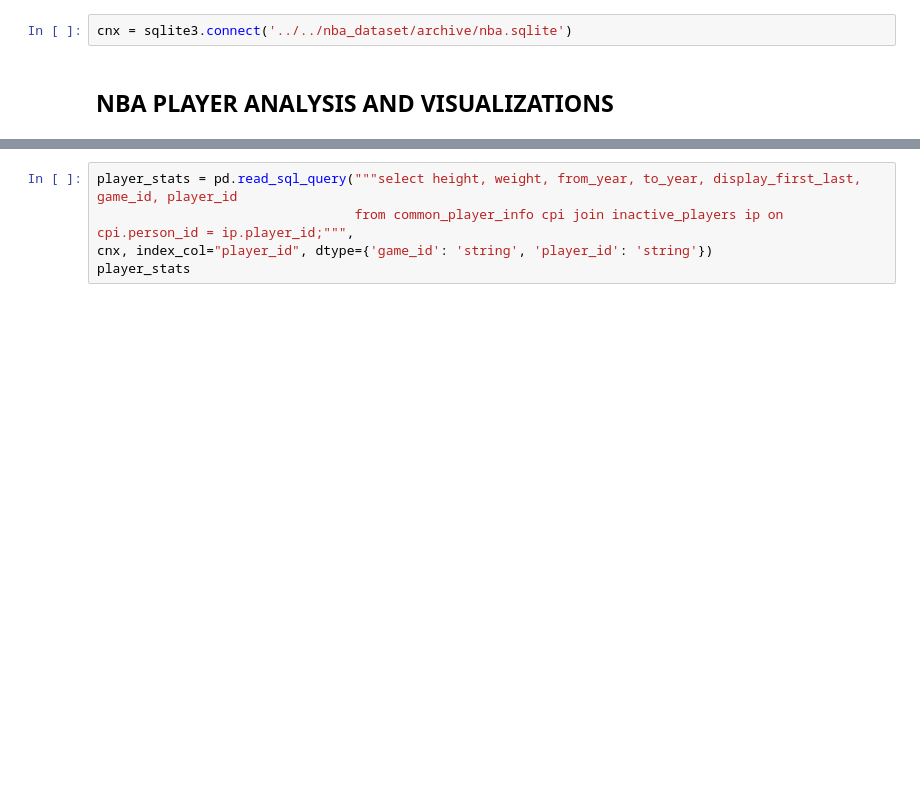
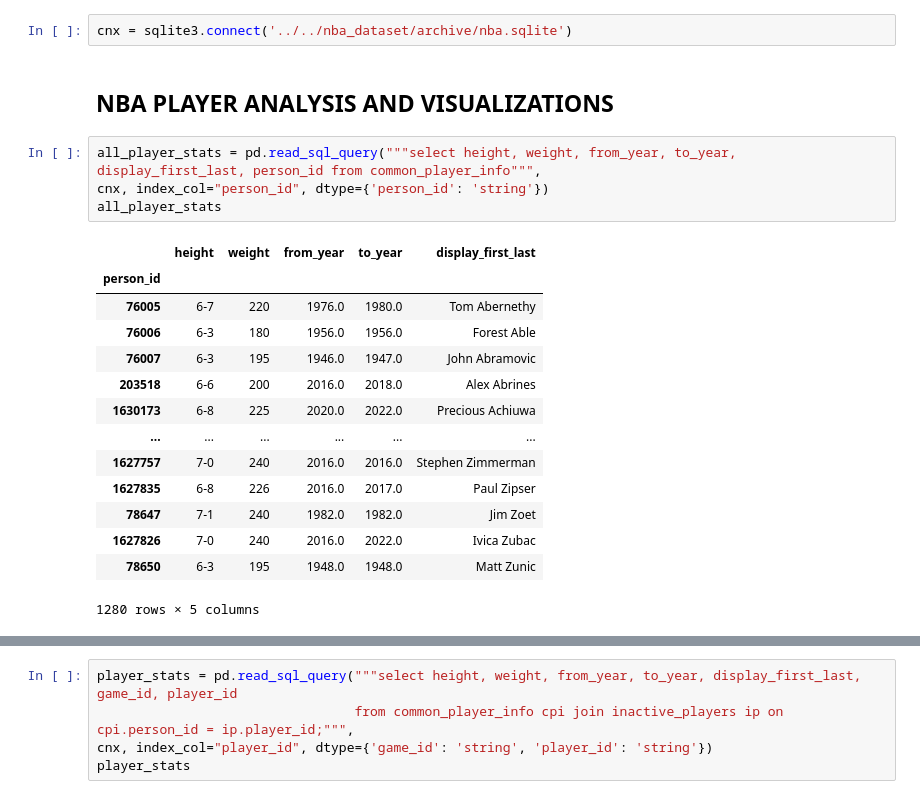
Before and after one commit to mustafaradheyyan/Revisiting-Pep-II, a Jupyter notebook: working_notebooks/eda_nba.ipynb, the cells around one changed output, grey strips where cells are left out. Cells and saved outputs as stored; diff of their text form; blank space fills up the shorter version.

```diff
--- a/working_notebooks/eda_nba.ipynb
+++ b/working_notebooks/eda_nba.ipynb
@@ -81,3 +81,22 @@ import matplotlib.pyplot as plt
 cnx = sqlite3.connect('../../nba_dataset/archive/nba.sqlite')
 # %% [markdown]
 ## NBA PLAYER ANALYSIS AND VISUALIZATIONS
+# %%
+all_player_stats = pd.read_sql_query("""select height, weight, from_year, to_year, display_first_last, person_id from common_player_info""",
+cnx, index_col="person_id", dtype={'person_id': 'string'})
+all_player_stats
+# %% [output]
+|  | height | weight | from_year | to_year | display_first_last |
+| person_id |  |  |  |  |  |
+| 76005 | 6-7 | 220 | 1976.0 | 1980.0 | Tom Abernethy |
+| 76006 | 6-3 | 180 | 1956.0 | 1956.0 | Forest Able |
+| 76007 | 6-3 | 195 | 1946.0 | 1947.0 | John Abramovic |
+| 203518 | 6-6 | 200 | 2016.0 | 2018.0 | Alex Abrines |
+| 1630173 | 6-8 | 225 | 2020.0 | 2022.0 | Precious Achiuwa |
+| ... | ... | ... | ... | ... | ... |
+| 1627757 | 7-0 | 240 | 2016.0 | 2016.0 | Stephen Zimmerman |
+| 1627835 | 6-8 | 226 | 2016.0 | 2017.0 | Paul Zipser |
+| 78647 | 7-1 | 240 | 1982.0 | 1982.0 | Jim Zoet |
+| 1627826 | 7-0 | 240 | 2016.0 | 2022.0 | Ivica Zubac |
+| 78650 | 6-3 | 195 | 1948.0 | 1948.0 | Matt Zunic |
+1280 rows × 5 columns
```
Also changed, not shown: parts of 1 cell of this notebook.
